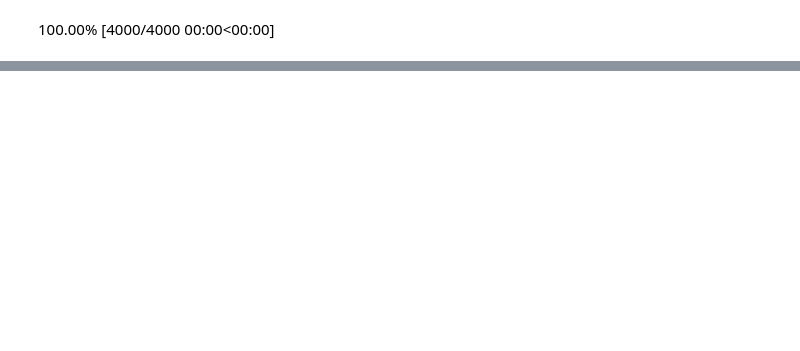
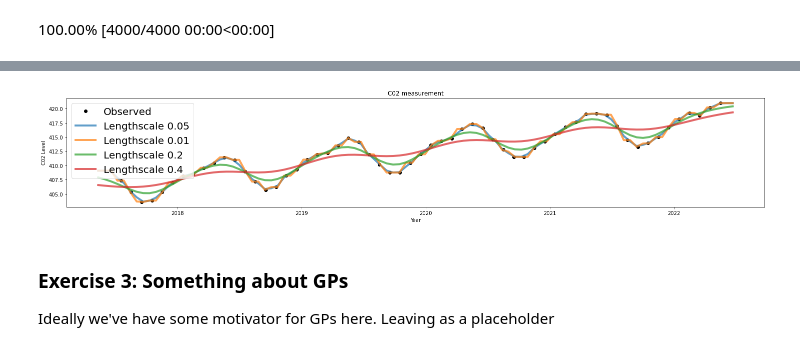
Before and after one commit to bwengals/etc, a Jupyter notebook: Art_Class_Exercises_Solutions.ipynb, the cells around one changed output, grey strips where cells are left out. Cells and saved outputs as stored; diff of their text form; code cells hidden in the pictures; blank space fills up the shorter version.

```diff
--- a/Art_Class_Exercises_Solutions.ipynb
+++ b/Art_Class_Exercises_Solutions.ipynb
@@ -307,0 +138,34 @@ Data variables:
+# %%
+def kernel(x, x_prime, lengthscale):
+    return np.exp( -1.0 * np.square(x - x_prime) / np.square(lengthscale))
+
+def kernel_machine(x, y, x_prime, lengthscale):
+    k = kernel(x, x_prime, lengthscale)
+    w = k / np.sum(k)
+    estimate = np.dot(w, y)
+    return estimate
+# %%
+fig = plt.figure(figsize=(25,4))
+ax = fig.gca()
+plot_data(ax)
+
+for lengthscale in (.05, .01, .2, .4):
+
+    x_range = np.linspace(last_12_obs["decimal date"].min() - 0.1, last_12_obs["decimal date"].max() + 0.1, 100)
+    estimates = []
+
+    for x_prime in x_range:
+        estimates.append(kernel_machine(
+            last_12_obs["decimal date"].values,
+            last_12_obs["average"].values,
+            x_prime,
+            lengthscale,
+        ))
+
+    ax.plot(x_range, estimates, alpha=0.7, lw=4, label=f"Lengthscale {lengthscale}")
+    ax.legend(fontsize=20, frameon=True);
+# %% [output]
+[figure, added]
+# %% [markdown]
+### Exercise 3: Something about GPs
+Ideally we've have some motivator for GPs here. Leaving as a placeholder
```
Also changed, not shown: parts of 37 cells of this notebook.
